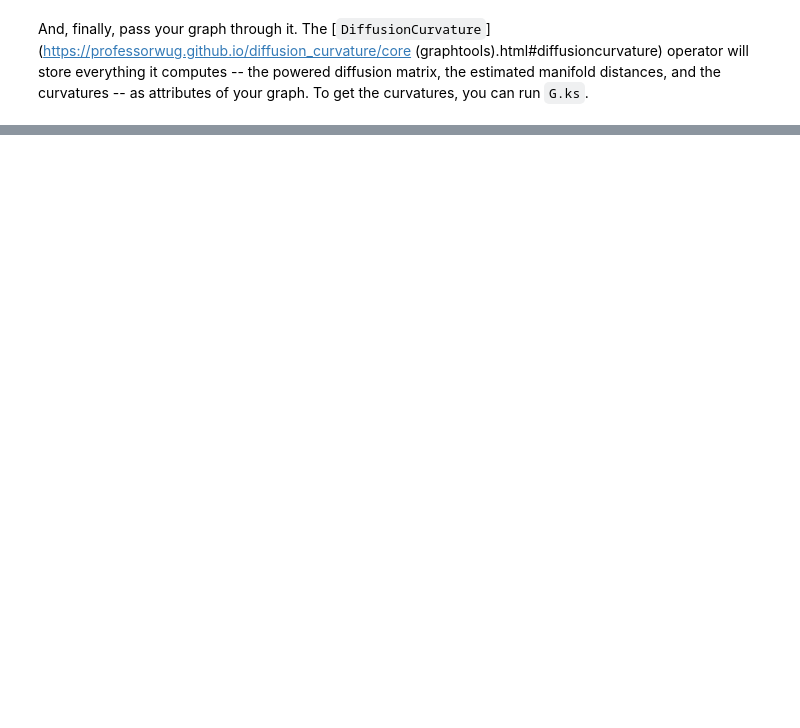
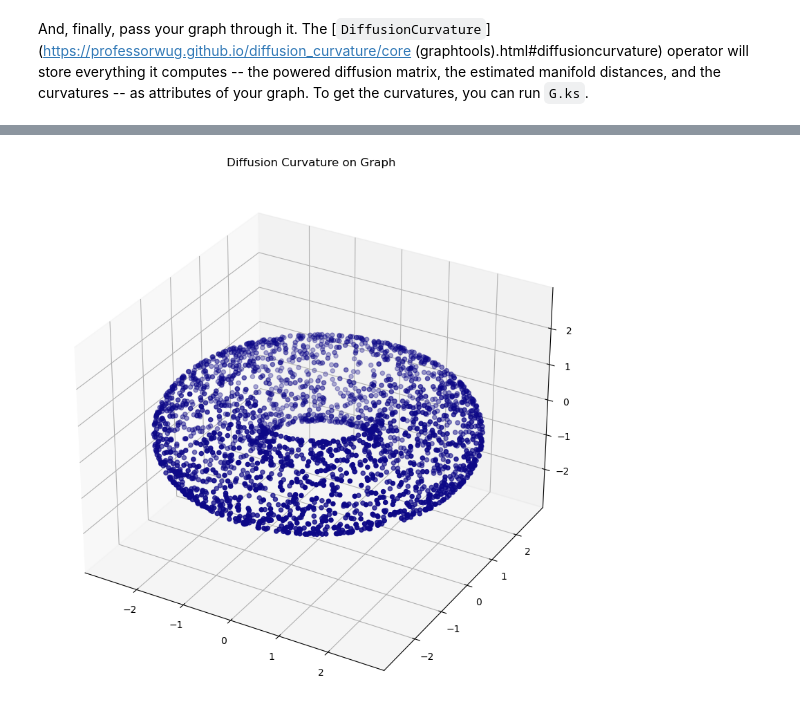
Before and after one commit to professorwug/diffusion_curvature_old, a Jupyter notebook: _proc/index.ipynb, the cells around one changed output, grey strips where cells are left out. Cells and saved outputs as stored; diff of their text form; code cells hidden in the pictures; blank space fills up the shorter version.

```diff
--- a/_proc/index.ipynb
+++ b/_proc/index.ipynb
@@ -82,0 +96,10 @@ plot_3d(X_torus, G_torus.ks, colorbar=True, title="Diffusion Curvature on the to
+# %%
+# pretend we've computed the adjacency matrix elsewhere in the code
+A = G_torus.K.toarray()
+# initialize the manifold graph; input your computed dimension along with the adjacency matrix
+G_pure = ManifoldGraph(A, dimension=2)
+# %%
+G_pure = diffusion_curvature(G_pure, t=12)
+plot_3d(X_torus, G_pure.ks, title = "Diffusion Curvature on Graph")
+# %% [output]
+[figure, added]
```
Also changed, not shown: parts of 9 cells of this notebook, 27 other files.
